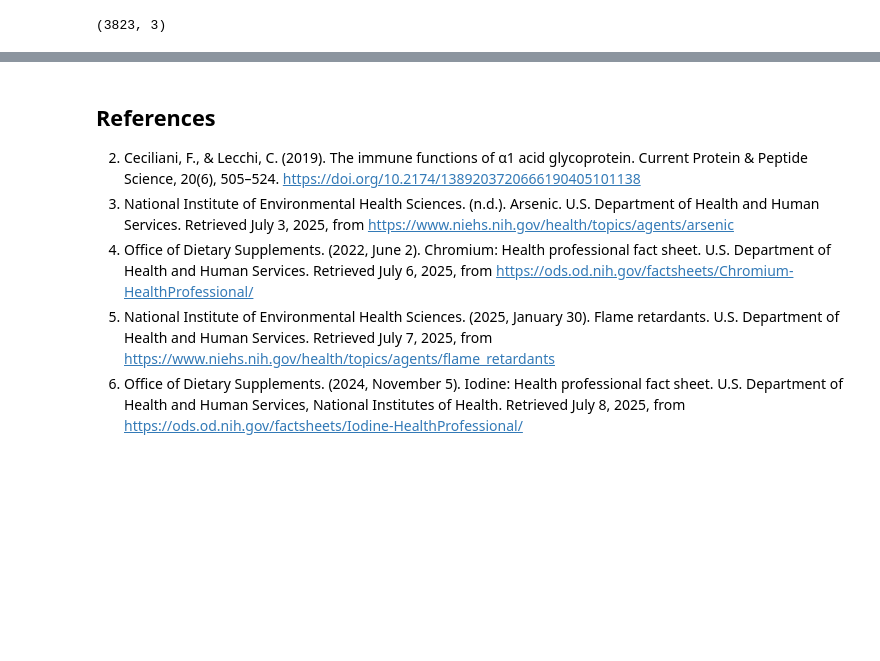
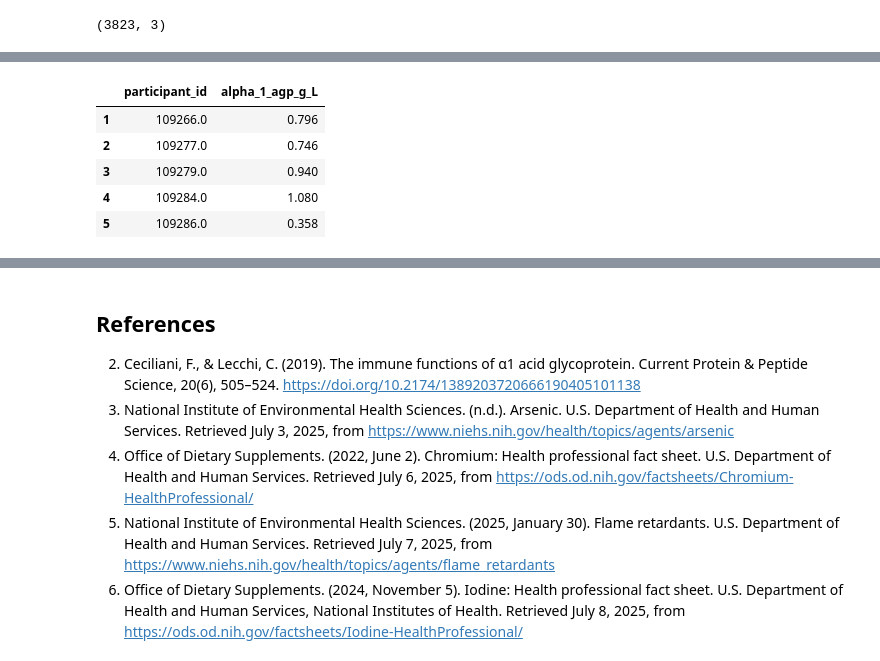
Before and after one commit to eudorach/portfolio_ds_projects, a Jupyter notebook: NHANES_analysis/NHANES Data Cleaning.ipynb, the cells around one changed output, grey strips where cells are left out. Saved outputs shown, nothing was run; the diff lists cells and outputs as text; code cells hidden in the pictures; blank space fills up the shorter version.

```diff
--- a/NHANES_analysis/NHANES Data Cleaning.ipynb
+++ b/NHANES_analysis/NHANES Data Cleaning.ipynb
@@ -1600,0 +1632,9 @@ df_b1.dropna(axis=1, inplace=True)  # drops columns with any NaNs
+# %%
+df_b1.head(5)
+# %% [output]
+|  | participant_id | alpha_1_agp_g_L |
+| 1 | 109266.0 | 0.796 |
+| 2 | 109277.0 | 0.746 |
+| 3 | 109279.0 | 0.940 |
+| 4 | 109284.0 | 1.080 |
+| 5 | 109286.0 | 0.358 |
```
Also changed, not shown: parts of 11 cells of this notebook, 2 other files.
